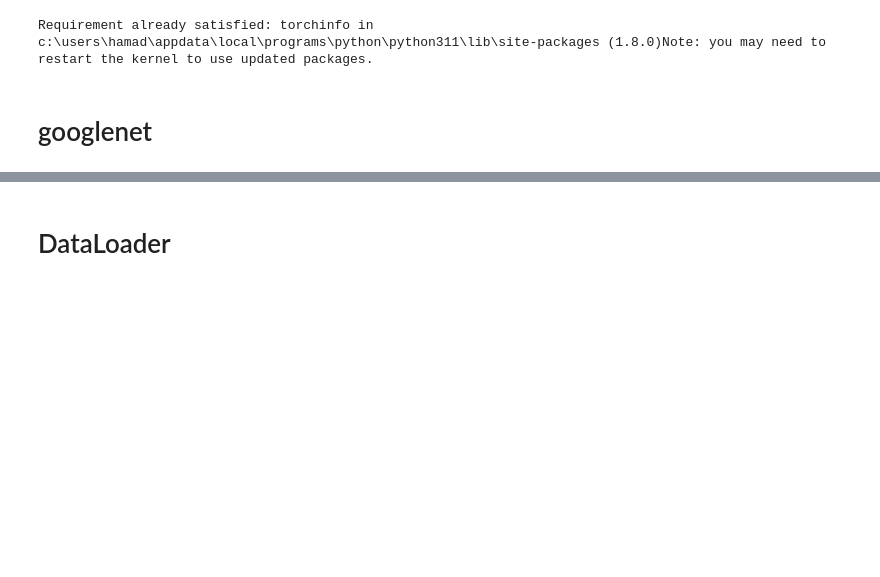
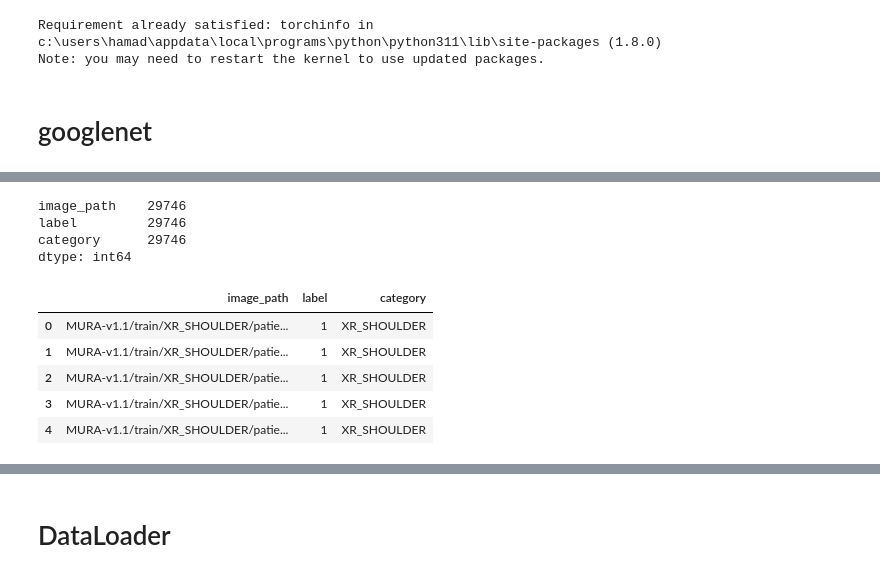
Before and after one commit to HamadALshabanah/Bone-type-fracture-detection, a Jupyter notebook: googlenet_Mura.ipynb, the cells around one changed output, grey strips where cells are left out. Saved outputs shown, nothing was run; the diff lists cells and outputs as text; code cells hidden in the pictures; blank space fills up the shorter version.

```diff
--- a/googlenet_Mura.ipynb
+++ b/googlenet_Mura.ipynb
@@ -53,0 +116,16 @@ train_balanced_df = balanced_df.sample(frac=1, random_state=42).reset_index(drop
+# %%
+balanced_df.count()
+# %% [output]
+image_path    29746
+label         29746
+category      29746
+dtype: int64
+# %%
+df_train_images_paths.head()
+# %% [output]
+|  | image_path | label | category |
+| 0 | MURA-v1.1/train/XR_SHOULDER/patie... | 1 | XR_SHOULDER |
+| 1 | MURA-v1.1/train/XR_SHOULDER/patie... | 1 | XR_SHOULDER |
+| 2 | MURA-v1.1/train/XR_SHOULDER/patie... | 1 | XR_SHOULDER |
+| 3 | MURA-v1.1/train/XR_SHOULDER/patie... | 1 | XR_SHOULDER |
+| 4 | MURA-v1.1/train/XR_SHOULDER/patie... | 1 | XR_SHOULDER |
```
Also changed, not shown: parts of 21 cells of this notebook, 4 other files.
